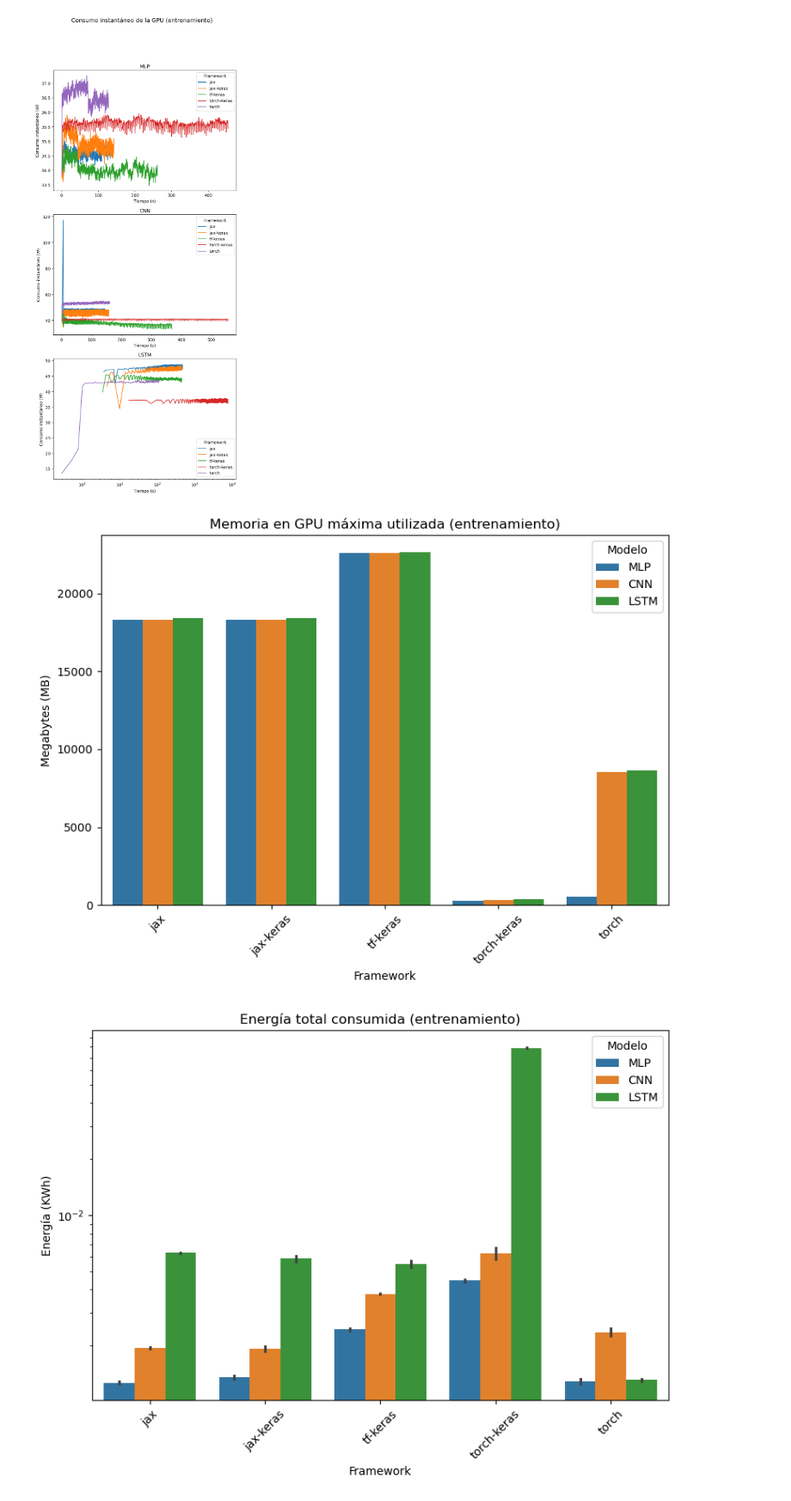
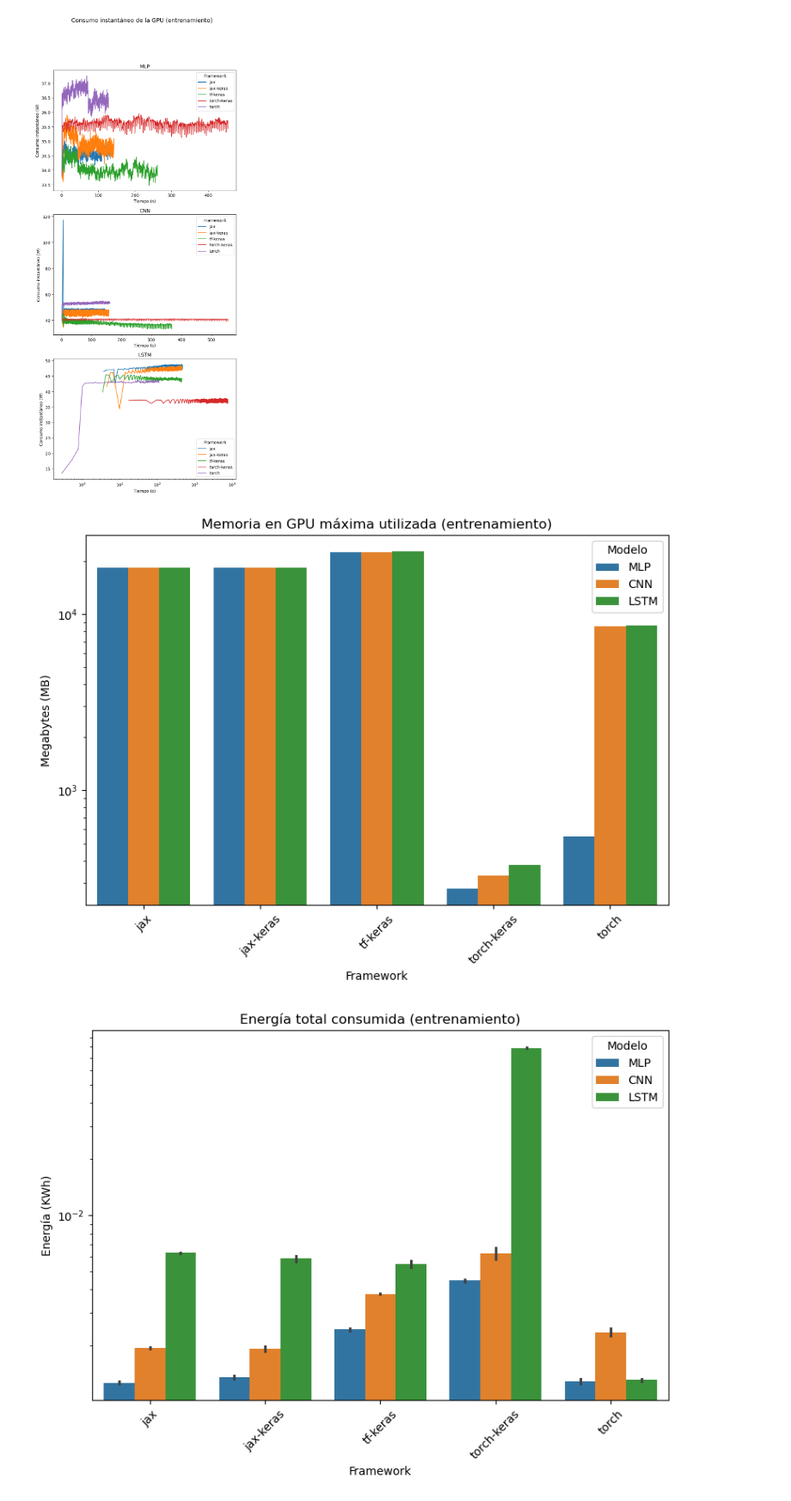
Before and after one commit to GustavoC3J/DL-frameworks-benchmark, a Jupyter notebook: analysis.ipynb, the cells around one changed output. Shown at 86% size. Cells and saved outputs as stored; diff of their text form; code cells hidden in the pictures.

```diff
--- a/analysis.ipynb
+++ b/analysis.ipynb
@@ -352,35 +352,35 @@ for modelo, backends in resultados.items():
                 memory_dfs.append(df)
 
 memory_df = pd.concat(memory_dfs, ignore_index=True)
 
 
 fig, ax = plt.subplots(figsize=(8, 6))
 
 sns.barplot(
     data=memory_df,
     x="framework",
     y="memory_used",
     hue="model_type",
     order=backend_order,
     hue_order=model_order,
     ax=ax,
     errorbar="sd"
 )
 
 ax.set_title("Memoria en GPU máxima utilizada (entrenamiento)")
 ax.set_xlabel("Framework")
 ax.set_ylabel("Megabytes (MB)")
 ax.set_xticklabels(ax.get_xticklabels(), rotation=45)
-#ax.set(yscale="log")
+ax.set(yscale="log")
 
 legend = ax.legend(title='Modelo', loc='upper right' )
 for label in legend.get_texts():
     label.set_text(label.get_text().upper())
 
 plt.tight_layout()
 plt.show()
 # %% [output]
-[figure, old version]
+[figure, new version]
 # %%
 # Julios = vatios * segundos
 energia_dfs = []
```
